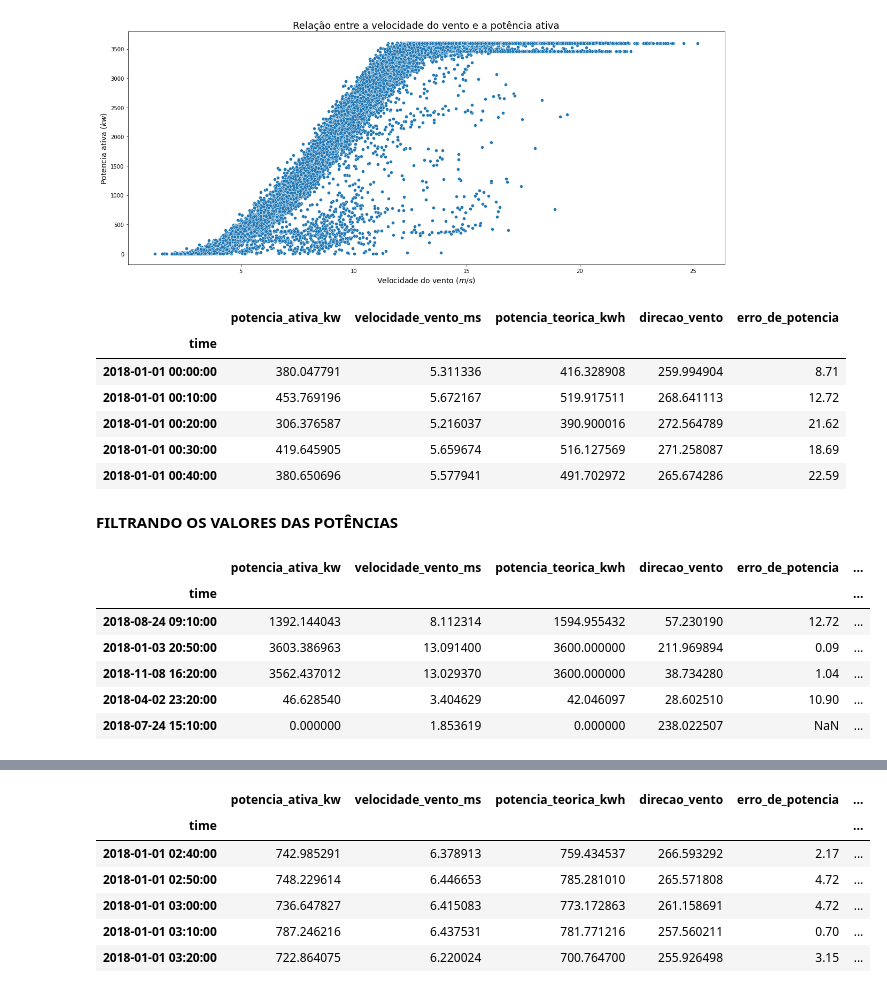
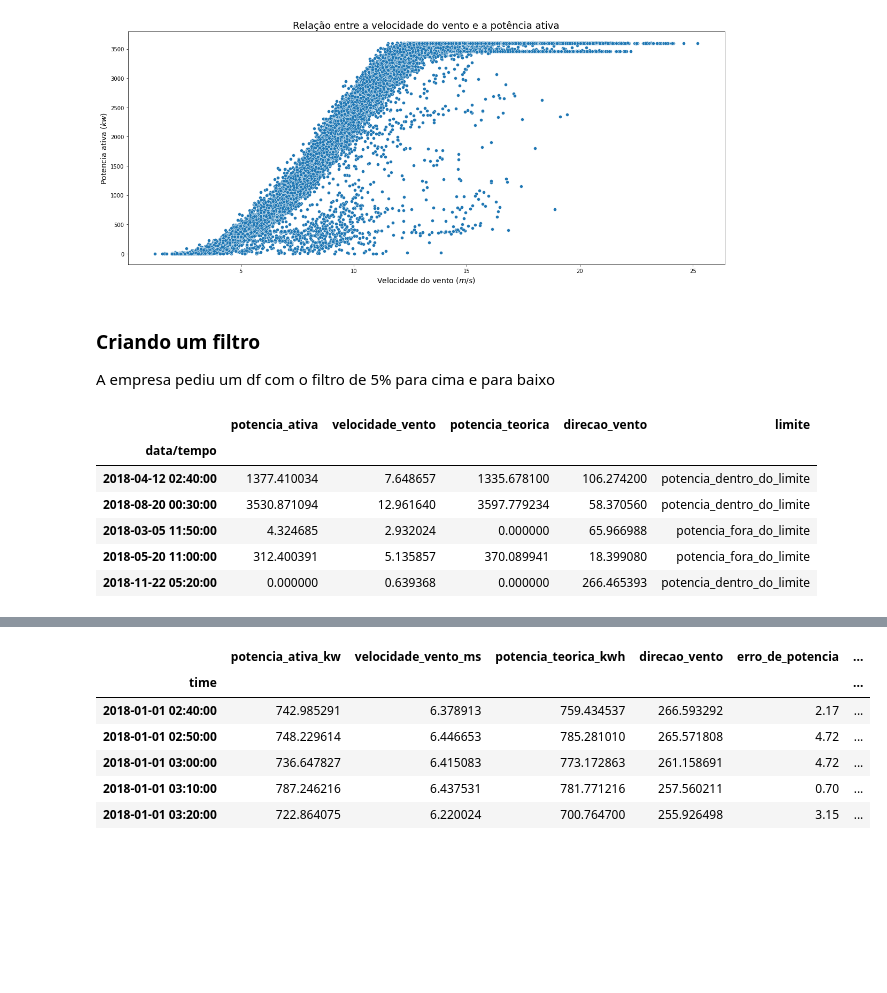
Before and after one commit to kitawarairon/portifolio_analise_dados, a Jupyter notebook: projeto_turbina_eolica/analise_turbina_eolica.ipynb, the cells around one changed output, grey strips where cells are left out. Cells and saved outputs as stored; diff of their text form; code cells hidden in the pictures; blank space fills up the shorter version.

```diff
--- a/projeto_turbina_eolica/analise_turbina_eolica.ipynb
+++ b/projeto_turbina_eolica/analise_turbina_eolica.ipynb
@@ -17,8 +73,8 @@ import matplotlib.pyplot as plt
 # %% [markdown]
 **IMPORTANTO O DATAFRAME E FAZENDO AS VERIFICAÇÕES**
 # %%
-turbinas_df = pd.read_csv('archive/T1.csv')
-turbinas_df.head()
+turbina_df = pd.read_csv('archive/T1.csv')
+turbina_df.head(3)
 # %% [output]
 |  | Date/Time | LV ActivePower (kW) | Wind Speed (m/s) | Theoretical_Power_Curve (KWh) | Wind Direction (°) |
 | 0 | 01 01 2018 00:00 | 380.047791 | 5.311336 | 416.328908 | 259.994904 |
@@ -42,12 +96,23 @@ Data columns (total 5 columns):
 dtypes: float64(4), object(1)
 memory usage: 1.9+ MB
 # %%
+# criando um dicionário para renomear as colunas
 colunas = {
-    'Date/Time':'time',
-    'LV ActivePower (kW)':'potencia_ativa_kw',
-    'Wind Speed (m/s)':'velocidade_vento_ms',
-    'Theoretical_Power_Curve (KWh)':'potencia_teorica_kwh',
+    'Date/Time':'data/tempo',
+    'LV ActivePower (kW)':'potencia_ativa',
+    'Wind Speed (m/s)':'velocidade_vento',
+    'Theoretical_Power_Curve (KWh)':'potencia_teorica',
     'Wind Direction (°)':'direcao_vento'
 }
 
-turbinas_df.rename(columns=colunas, inplace=True)
+# renomenado as colunas
+turbina_df.rename(columns=colunas, inplace=True)
+
+# mudando o formato da coluna do tempo para datetime
+turbina_df['data/tempo'] = pd.to_datetime(turbbina_df['data/tempo'])
+
+# colocando o índice como a coluna do datetime
+turbina_df.set_index('data/tempo', inplace=True)
+
+# visualizando o dataframe modificado
+turbina_df.head(3)
@@ -146,5 +522,5 @@ ax.set_ylabel('Potencia ativa $(kw)$', fontsize=14)
 Text(0, 0.5, 'Potencia ativa $(kw)$')
 [figure]
 # %%
-turbinas_df['erro_de_potencia'] = round((abs(turbinas_df.potencia_ativa_kw - turbinas_df.potencia_teorica_kwh)/turbinas_df.potencia_teorica_kwh)*100, 2)
+turbina_df['erro'] = round((abs(turbina_df.potencia_ativa - turbina_df.potencia_teorica) / turbina_df.potencia_teorica)*100, 2)
 # %%
@@ -205,22 +581,14 @@ ax.set_ylabel('Potencia ativa $(kw)$', fontsize=14)
 # %% [output]
 Text(0, 0.5, 'Potencia ativa $(kw)$')
 [figure]
-# %%
-turbinas_df.head()
-# %% [output]
-|  | potencia_ativa_kw | velocidade_vento_ms | potencia_teorica_kwh | direcao_vento | erro_de_potencia |
-| time |  |  |  |  |  |
-| 2018-01-01 00:00:00 | 380.047791 | 5.311336 | 416.328908 | 259.994904 | 8.71 |
-| 2018-01-01 00:10:00 | 453.769196 | 5.672167 | 519.917511 | 268.641113 | 12.72 |
-| 2018-01-01 00:20:00 | 306.376587 | 5.216037 | 390.900016 | 272.564789 | 21.62 |
-| 2018-01-01 00:30:00 | 419.645905 | 5.659674 | 516.127569 | 271.258087 | 18.69 |
-| 2018-01-01 00:40:00 | 380.650696 | 5.577941 | 491.702972 | 265.674286 | 22.59 |
 # %% [markdown]
-**FILTRANDO OS VALORES DAS POTÊNCIAS**
+### Criando um filtro
+
+A empresa pediu um df com o filtro de 5% para cima e para baixo
 # %%
 # transformando as Series em listas
-pot_real= turbinas_df.potencia_ativa_kw.tolist()
-pot_teorica = turbinas_df.potencia_teorica_kwh.tolist()
+pot_real= turbina_df.potencia_ativa.tolist()
+pot_teorica = turbina_df.potencia_teorica.tolist()
 
 # variáveis auxiliares
 pot_max=[]
@@ -242,15 +610,15 @@ for p, potencia in enumerate(pot_real):
     else:
         dentro_limite.append('potencia_fora_do_limite')
 
-turbinas_df['limite'] = dentro_limite
+turbina_df['limite'] = dentro_limite
 # %%
-turbinas_df.sample(5)
+turbina_df.sample(5)
 # %% [output]
-|  | potencia_ativa_kw | velocidade_vento_ms | potencia_teorica_kwh | direcao_vento | erro_de_potencia | ... |
-| time |  |  |  |  |  | ... |
-| 2018-08-24 09:10:00 | 1392.144043 | 8.112314 | 1594.955432 | 57.230190 | 12.72 | ... |
-| 2018-01-03 20:50:00 | 3603.386963 | 13.091400 | 3600.000000 | 211.969894 | 0.09 | ... |
-| 2018-11-08 16:20:00 | 3562.437012 | 13.029370 | 3600.000000 | 38.734280 | 1.04 | ... |
-| 2018-04-02 23:20:00 | 46.628540 | 3.404629 | 42.046097 | 28.602510 | 10.90 | ... |
-| 2018-07-24 15:10:00 | 0.000000 | 1.853619 | 0.000000 | 238.022507 | NaN | ... |
+|  | potencia_ativa | velocidade_vento | potencia_teorica | direcao_vento | limite |
+| data/tempo |  |  |  |  |  |
+| 2018-04-12 02:40:00 | 1377.410034 | 7.648657 | 1335.678100 | 106.274200 | potencia_dentro_do_limite |
+| 2018-08-20 00:30:00 | 3530.871094 | 12.961640 | 3597.779234 | 58.370560 | potencia_dentro_do_limite |
+| 2018-03-05 11:50:00 | 4.324685 | 2.932024 | 0.000000 | 65.966988 | potencia_fora_do_limite |
+| 2018-05-20 11:00:00 | 312.400391 | 5.135857 | 370.089941 | 18.399080 | potencia_fora_do_limite |
+| 2018-11-22 05:20:00 | 0.000000 | 0.639368 | 0.000000 | 266.465393 | potencia_dentro_do_limite |
 # %%
```
Also changed, not shown: parts of 53 cells of this notebook, 2 other files.
